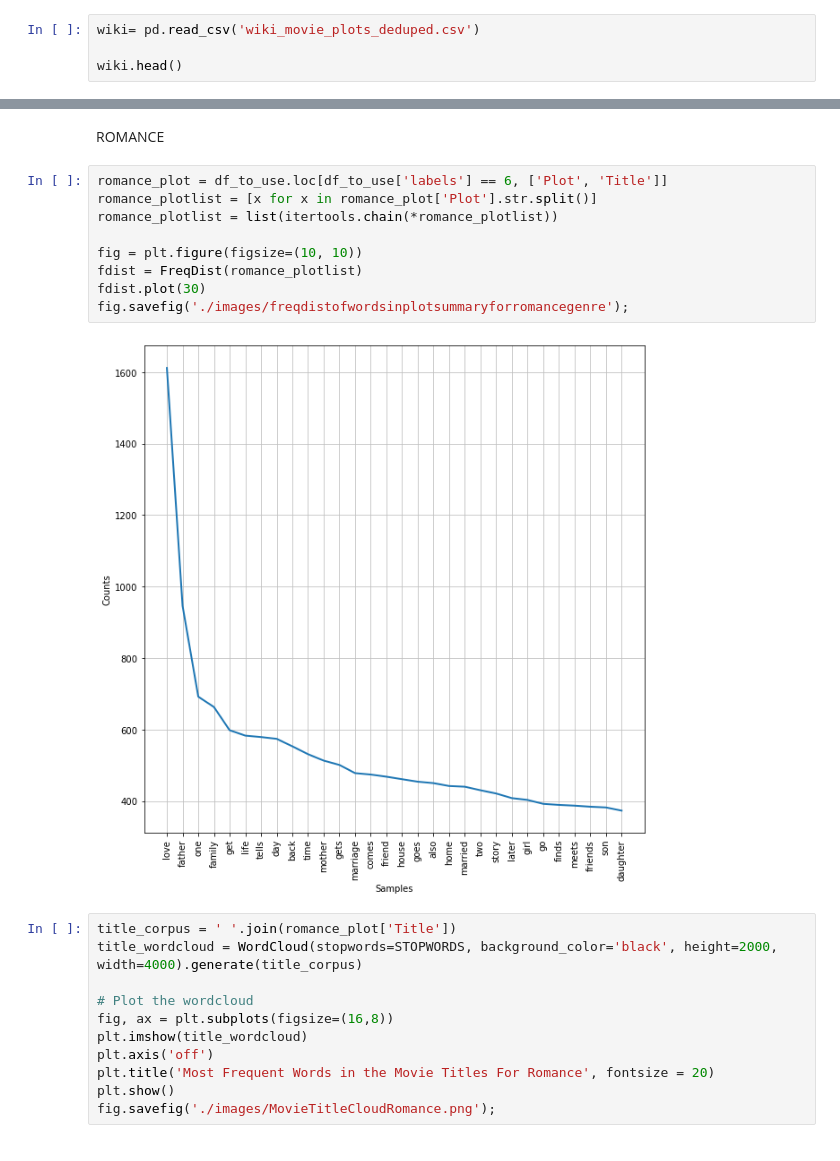
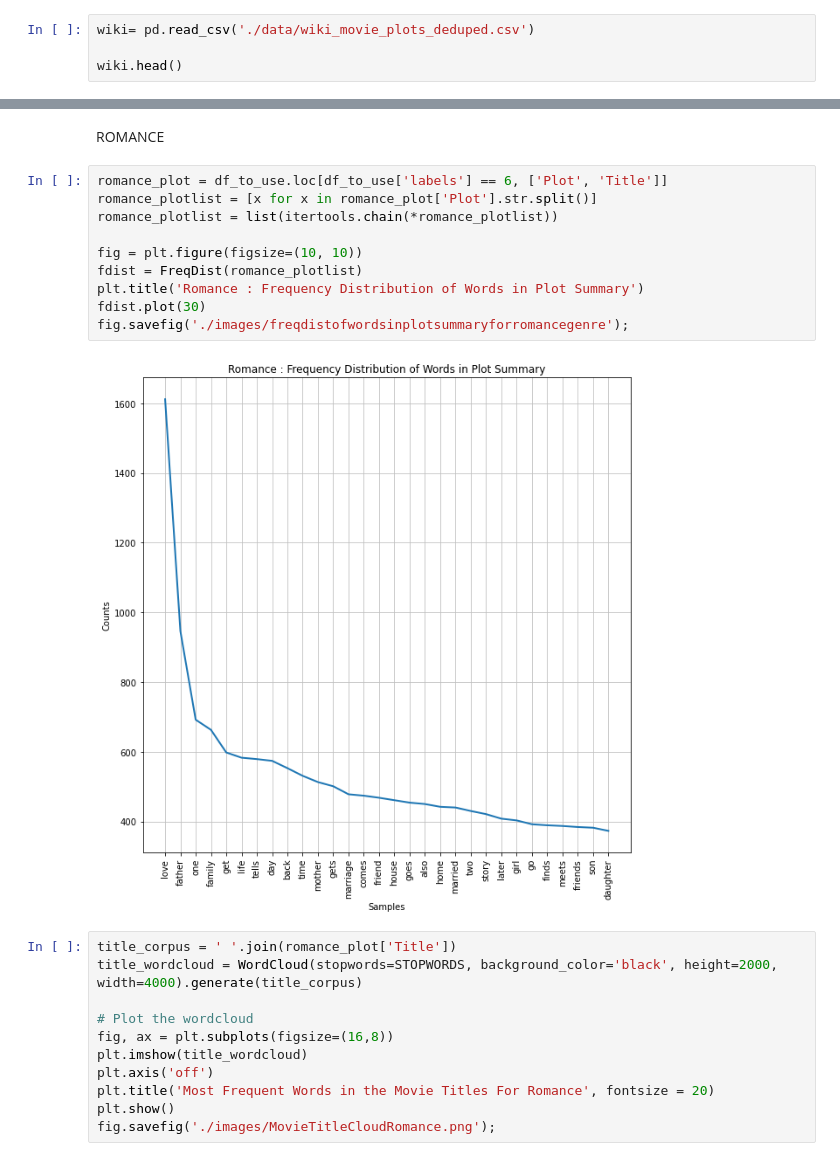
Before and after one commit to Wonuabimbola/movie-genre-prediction, a Jupyter notebook: Untitled.ipynb, the cells around one changed output, grey strips where cells are left out. Cells and saved outputs as stored; diff of their text form.

```diff
--- a/Untitled.ipynb
+++ b/Untitled.ipynb
@@ -31,7 +31,7 @@ from sklearn.tree import DecisionTreeClassifier
 # %% [markdown]
 ## Read data into pandas
 # %%
-wiki= pd.read_csv('wiki_movie_plots_deduped.csv')
+wiki= pd.read_csv('./data/wiki_movie_plots_deduped.csv')
 
 wiki.head()
 # %% [output]
@@ -395,14 +401,15 @@ ROMANCE
 # %%
 romance_plot = df_to_use.loc[df_to_use['labels'] == 6, ['Plot', 'Title']]
 romance_plotlist = [x for x in romance_plot['Plot'].str.split()]
 romance_plotlist = list(itertools.chain(*romance_plotlist))
 
 fig = plt.figure(figsize=(10, 10))
 fdist = FreqDist(romance_plotlist)
+plt.title('Romance : Frequency Distribution of Words in Plot Summary')
 fdist.plot(30)
 fig.savefig('./images/freqdistofwordsinplotsummaryforromancegenre');
 # %% [output]
-[figure, old version]
+[figure, new version]
 # %%
 title_corpus = ' '.join(romance_plot['Title'])
 title_wordcloud = WordCloud(stopwords=STOPWORDS, background_color='black', height=2000, width=4000).generate(title_corpus)
```
Also changed, not shown: parts of 6 cells of this notebook, 8 other files.
